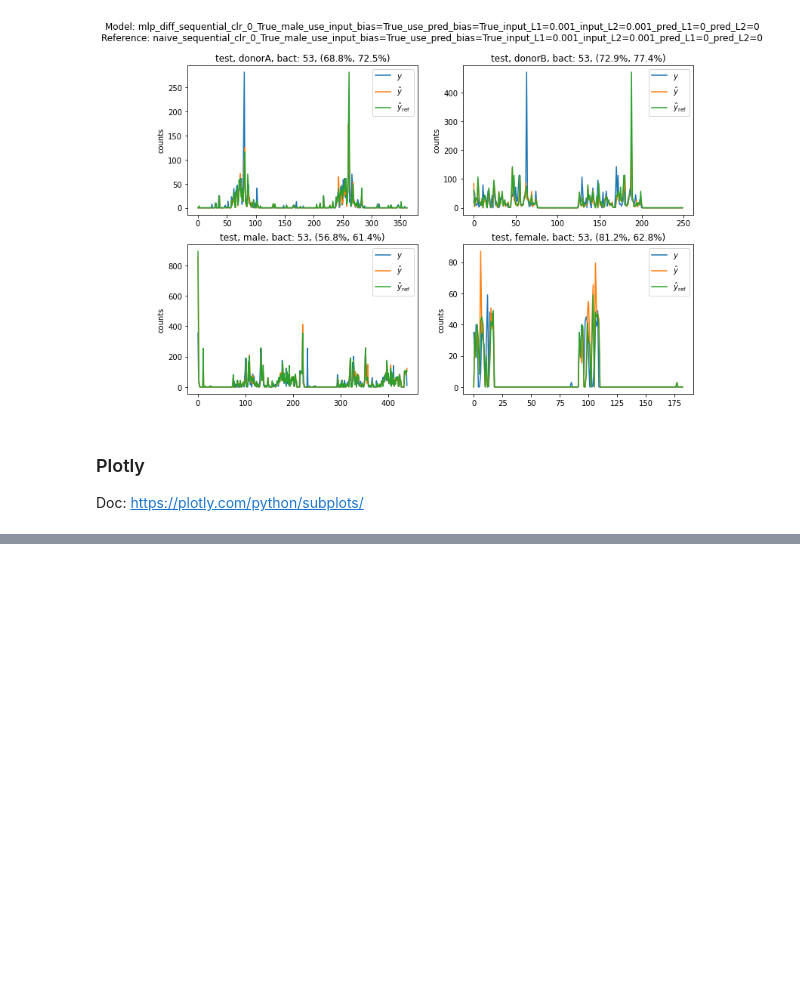
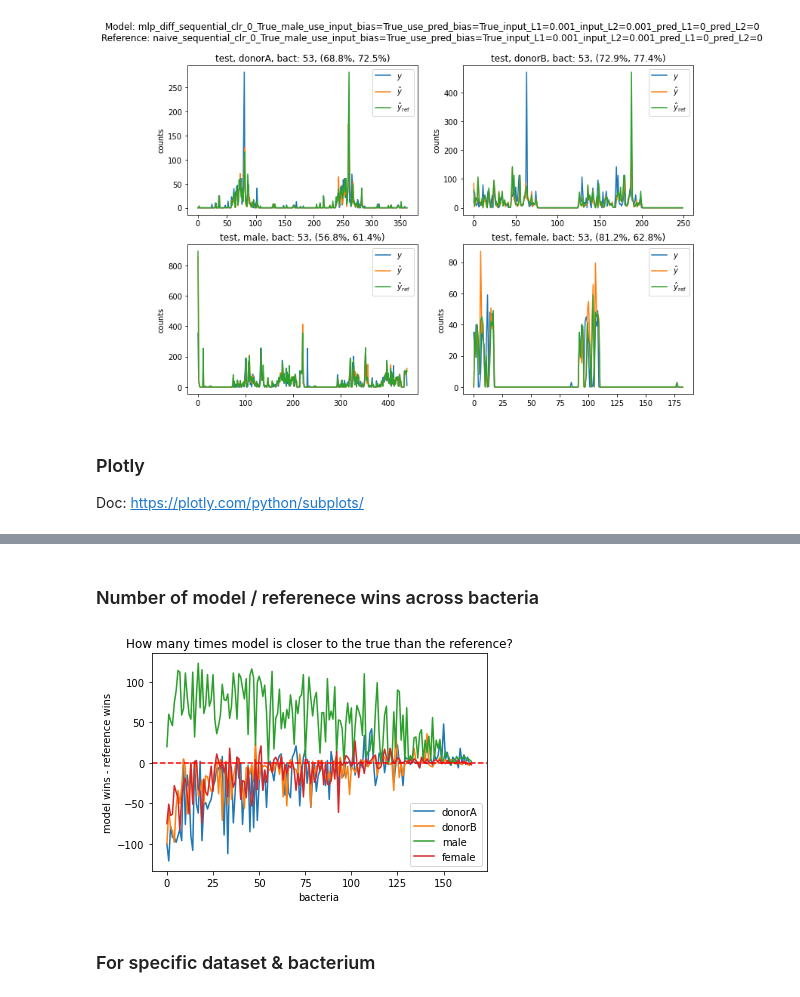
Before and after one commit to zuzannakarwowska/microbiome_interactions_project, a Jupyter notebook: notebooks/visualize_results.ipynb, the cells around one changed output, grey strips where cells are left out. Saved outputs shown, nothing was run; the diff lists cells and outputs as text; code cells hidden in the pictures; blank space fills up the shorter version.

Commit message:
Difference comparison plots added

```diff
--- a/notebooks/visualize_results.ipynb
+++ b/notebooks/visualize_results.ipynb
@@ -450,0 +496,27 @@ IFrame(src=f"{os.path.relpath(PLOT_PATH)}/pred_test_{bact}_{mname_full}.html", w
+# %%
+diffs, M1, M2, M3 = {}, {}, {}, {}
+for d in DATASETS:
+    diffs[d], M1[d], M2[d], M3[d] = compare_differences(d, test_pred, test_pred_ref)
+# %% [markdown]
+### Number of model / referenece wins across bacteria
+# %%
+model_minus_reference_wins = {}
+for d in DATASETS:
+    model_minus_reference_wins[d] = []
+    for bacterium in range(len(M1[d])):
+        model_wins = sum(1 if el < 1 else 0 for el in M3[d][bacterium]) + len(M2[d][bacterium])
+        ref_wins = sum(1 if el > 1 else 0 for el in M3[d][bacterium]) + len(M1[d][bacterium])
+        model_minus_reference_wins[d].append(model_wins - ref_wins)
+# %%
+for d in DATASETS:
+    plt.plot(range(len(model_minus_reference_wins[d])), model_minus_reference_wins[d], label=d)
+plt.axhline(y=0, color='r', linestyle='--')
+plt.ylabel('model wins - reference wins')
+plt.xlabel('bacteria')
+plt.title('How many times model is closer to the true than the reference?')
+plt.legend()
+plt.show()
+# %% [output]
+[figure, added]
+# %% [markdown]
+### For specific dataset & bacterium
```
Also changed, not shown: parts of 5 cells of this notebook, 1 other file.
